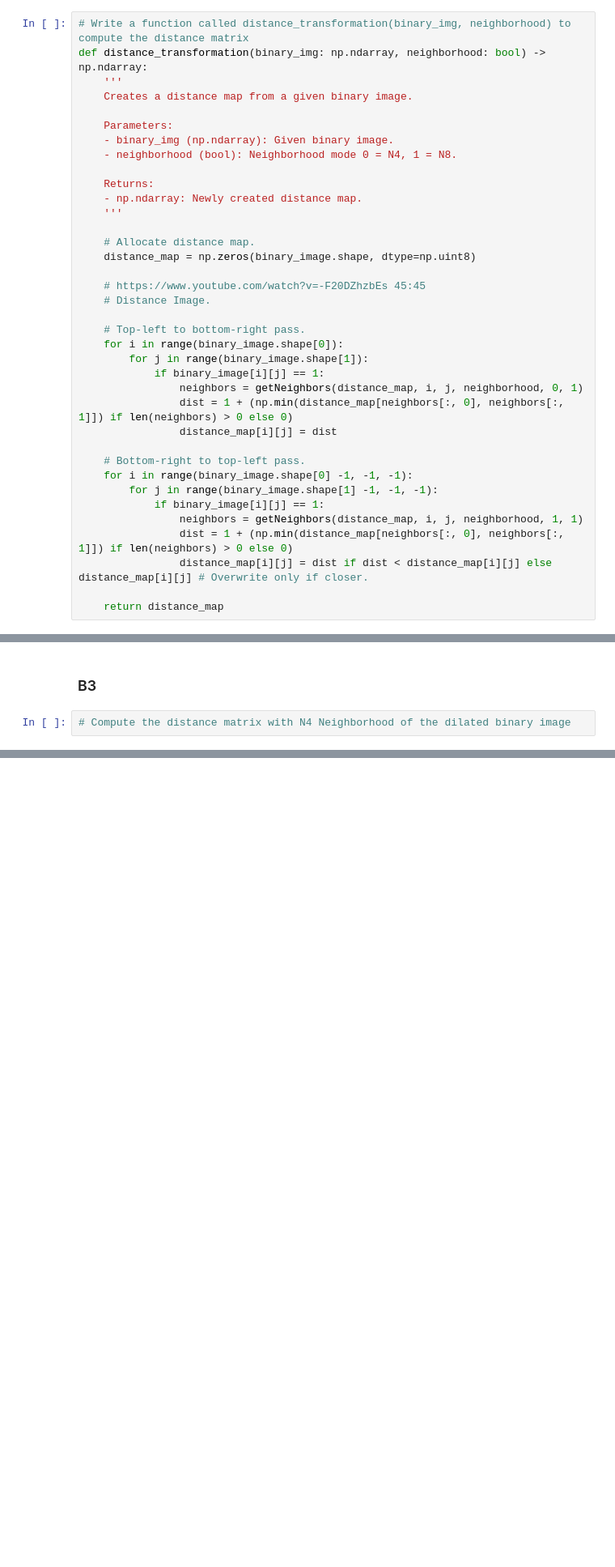
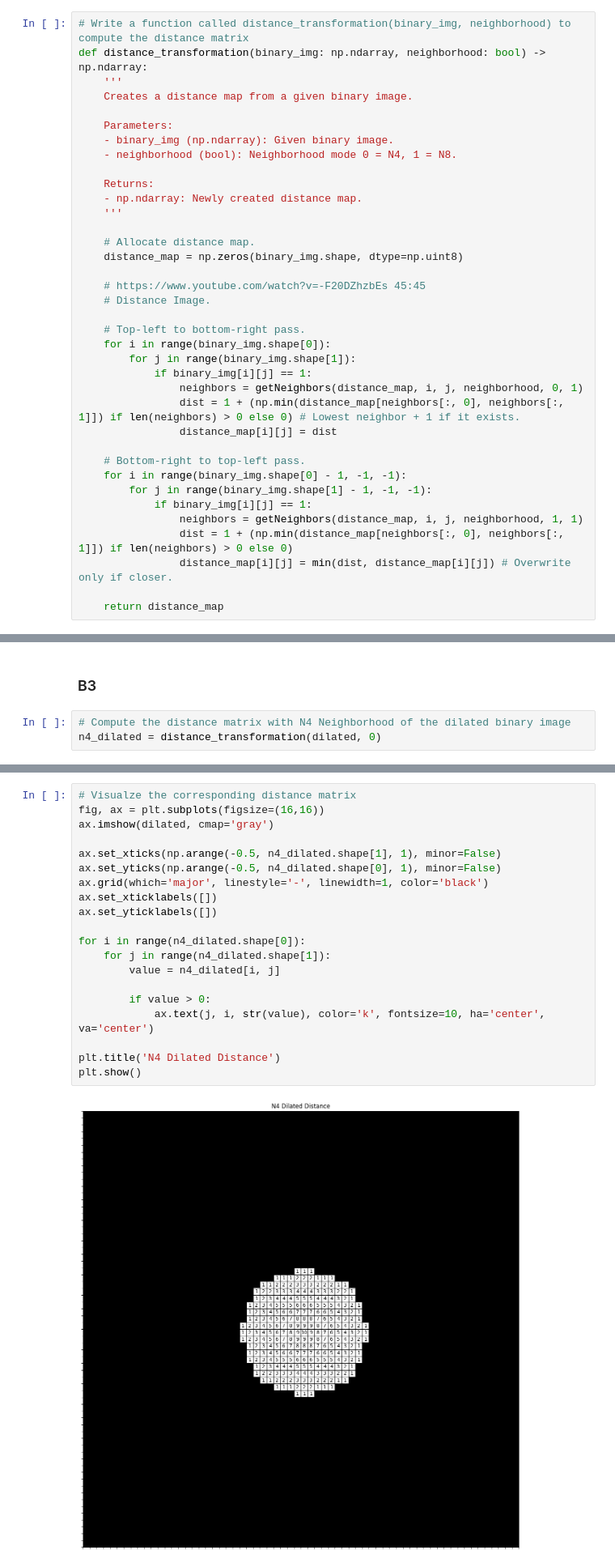
Before and after one commit to ArturKosma/Learning, a Jupyter notebook: jupyter/photogrammetry/photogrammetry_exercise_04.ipynb, the cells around one changed output, grey strips where cells are left out. Shown at 81% size. Cells and saved outputs as stored; diff of their text form; blank space fills up the shorter version.

```diff
--- a/jupyter/photogrammetry/photogrammetry_exercise_04.ipynb
+++ b/jupyter/photogrammetry/photogrammetry_exercise_04.ipynb
@@ -354,26 +354,26 @@ def distance_transformation(binary_img: np.ndarray, neighborhood: bool) -> np.nd
     '''
 
     # Allocate distance map.
-    distance_map = np.zeros(binary_image.shape, dtype=np.uint8)
+    distance_map = np.zeros(binary_img.shape, dtype=np.uint8)
 
     # https://www.youtube.com/watch?v=-F20DZhzbEs 45:45
     # Distance Image.
 
     # Top-left to bottom-right pass.
-    for i in range(binary_image.shape[0]):
-        for j in range(binary_image.shape[1]):
-            if binary_image[i][j] == 1:
+    for i in range(binary_img.shape[0]):
+        for j in range(binary_img.shape[1]):
+            if binary_img[i][j] == 1:
                 neighbors = getNeighbors(distance_map, i, j, neighborhood, 0, 1)
-                dist = 1 + (np.min(distance_map[neighbors[:, 0], neighbors[:, 1]]) if len(neighbors) > 0 else 0)
+                dist = 1 + (np.min(distance_map[neighbors[:, 0], neighbors[:, 1]]) if len(neighbors) > 0 else 0) # Lowest neighbor + 1 if it exists.
                 distance_map[i][j] = dist
 
     # Bottom-right to top-left pass.
-    for i in range(binary_image.shape[0] -1, -1, -1):
-        for j in range(binary_image.shape[1] -1, -1, -1):
-            if binary_image[i][j] == 1:
+    for i in range(binary_img.shape[0] - 1, -1, -1):
+        for j in range(binary_img.shape[1] - 1, -1, -1):
+            if binary_img[i][j] == 1:
                 neighbors = getNeighbors(distance_map, i, j, neighborhood, 1, 1)
                 dist = 1 + (np.min(distance_map[neighbors[:, 0], neighbors[:, 1]]) if len(neighbors) > 0 else 0)
-                distance_map[i][j] = dist if dist < distance_map[i][j] else distance_map[i][j] # Overwrite only if closer.
+                distance_map[i][j] = min(dist, distance_map[i][j]) # Overwrite only if closer.
 
     return distance_map
 # %%
@@ -436,3 +449,4 @@ plt.show()
 ### B3
 # %%
 # Compute the distance matrix with N4 Neighborhood of the dilated binary image
+n4_dilated = distance_transformation(dilated, 0)
@@ -440,0 +453,22 @@ plt.show()
+# %%
+# Visualze the corresponding distance matrix
+fig, ax = plt.subplots(figsize=(16,16))
+ax.imshow(dilated, cmap='gray')
+
+ax.set_xticks(np.arange(-0.5, n4_dilated.shape[1], 1), minor=False)
+ax.set_yticks(np.arange(-0.5, n4_dilated.shape[0], 1), minor=False)
+ax.grid(which='major', linestyle='-', linewidth=1, color='black')
+ax.set_xticklabels([])
+ax.set_yticklabels([])
+
+for i in range(n4_dilated.shape[0]):
+    for j in range(n4_dilated.shape[1]):
+        value = n4_dilated[i, j]
+
+        if value > 0:
+            ax.text(j, i, str(value), color='k', fontsize=10, ha='center', va='center')
+
+plt.title('N4 Dilated Distance')
+plt.show()
+# %% [output]
+[figure, added]
```
Also changed, not shown: parts of 5 cells of this notebook.
